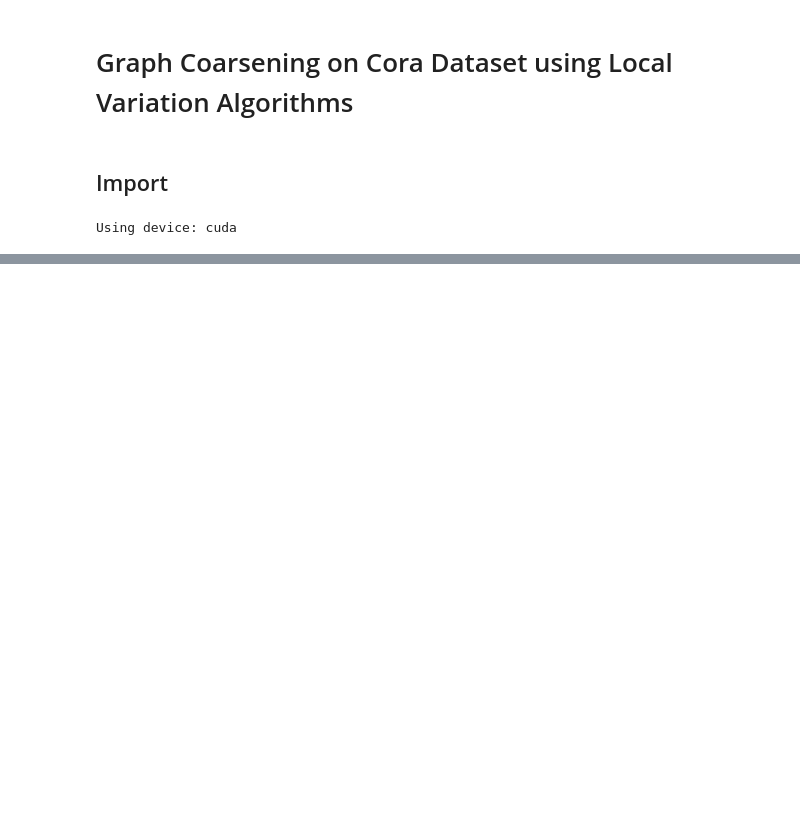
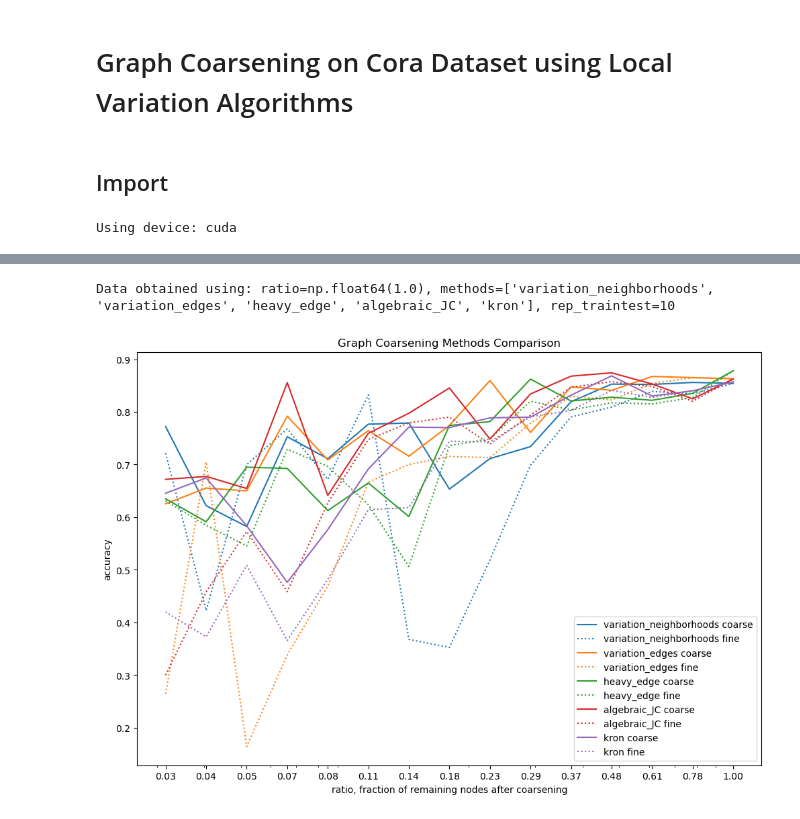
Before and after one commit to whiitex/Gang-Prediction, a Jupyter notebook: src/LocalVariation.ipynb, the cells around one changed output, grey strips where cells are left out. Saved outputs shown, nothing was run; the diff lists cells and outputs as text; code cells hidden in the pictures; blank space fills up the shorter version.

```diff
--- a/src/LocalVariation.ipynb
+++ b/src/LocalVariation.ipynb
@@ -314,0 +567,38 @@ accuracy_score(pred_fine, LABELS_ENCODED)
+# %%
+data = np.load('saves/data_ratio_x_accuracy.npy', allow_pickle=True).item()
+x = data['x']
+ycoarse = data['ycoarse']
+yfine = data['yfine']
+ymismatch = data['ymismatch']
+print(data['description'])
+# %% [output]
+Data obtained using: ratio=np.float64(1.0), methods=['variation_neighborhoods', 'variation_edges', 'heavy_edge', 'algebraic_JC', 'kron'], rep_traintest=10
+# %%
+colors = ['tab:blue', 'tab:orange', 'tab:green', 'tab:red', 'tab:purple', 'tab:brown', 'tab:pink', 'tab:gray', 'tab:olive', 'tab:cyan']
+
+plt.figure(figsize=(12, 8))
+plt.title("Graph Coarsening Methods Comparison")
+methods = ['variation_neighborhoods', 'variation_edges', 'heavy_edge', 'algebraic_JC', 'kron']
+for idxmethod in range(len(methods)):
+    plt.plot(x[idxmethod], ycoarse[idxmethod], color=colors[idxmethod] ,label=f'{methods[idxmethod]} coarse')
+    plt.plot(x[idxmethod], yfine[idxmethod], color=colors[idxmethod], linestyle=':', label=f'{methods[idxmethod]} fine')
+    # for i in range(len(x[idxmethod])):
+    #     plt.text(
+    #         x[idxmethod][i], ycoarse[idxmethod][i],
+    #         f"FN: {ymismatch[idxmethod][i]:.2f}",
+    #         fontsize=8,
+    #         ha='center',
+    #         va='bottom'
+    #     )
+
+    # plt.plot(x[idxmethod], ymismatch[idxmethod], color=colors[idxmethod], label=f'{methods[idxmethod]} # mismatch')
+plt.xscale('log')
+plt.xlabel("ratio, fraction of remaining nodes after coarsening")
+plt.ylabel("accuracy")
+plt.legend()
+plt.xticks(x[0], [f"{v:.2f}" for v in x[0]])
+
+
+plt.show()
+# %% [output]
+[figure, added]
```
Also changed, not shown: parts of 34 cells of this notebook.
